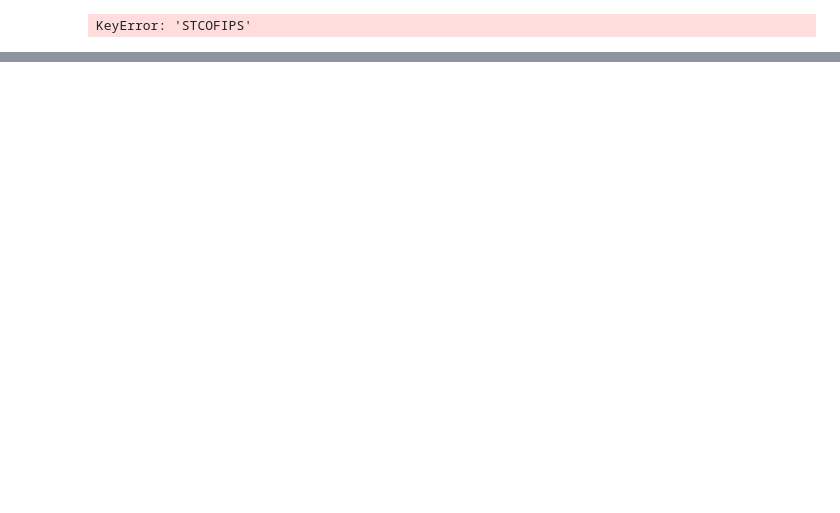
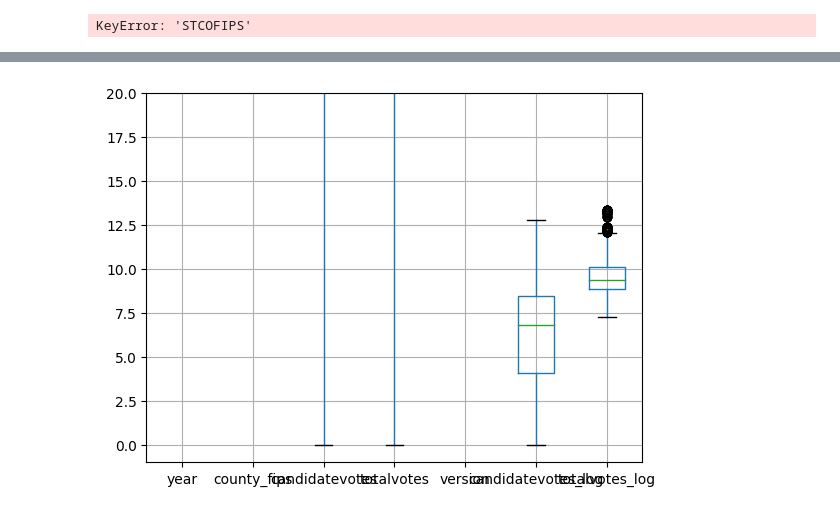
Before and after one commit to amolaka/Notable-Projects, a Jupyter notebook: voting_models.ipynb, the cells around one changed output, grey strips where cells are left out. Drawn from its saved outputs; the diff is of its cells as text; code cells hidden in the pictures; blank space fills up the shorter version.

```diff
--- a/voting_models.ipynb
+++ b/voting_models.ipynb
@@ -46,0 +84,9 @@ KeyError: 'STCOFIPS'
+# %%
+# Better view
+va_data.boxplot()
+plt.ylim(-1, 20)
+plt.show()
+
+# Much better!
+# %% [output]
+[figure, added]
```
Also changed, not shown: parts of 12 cells of this notebook.
